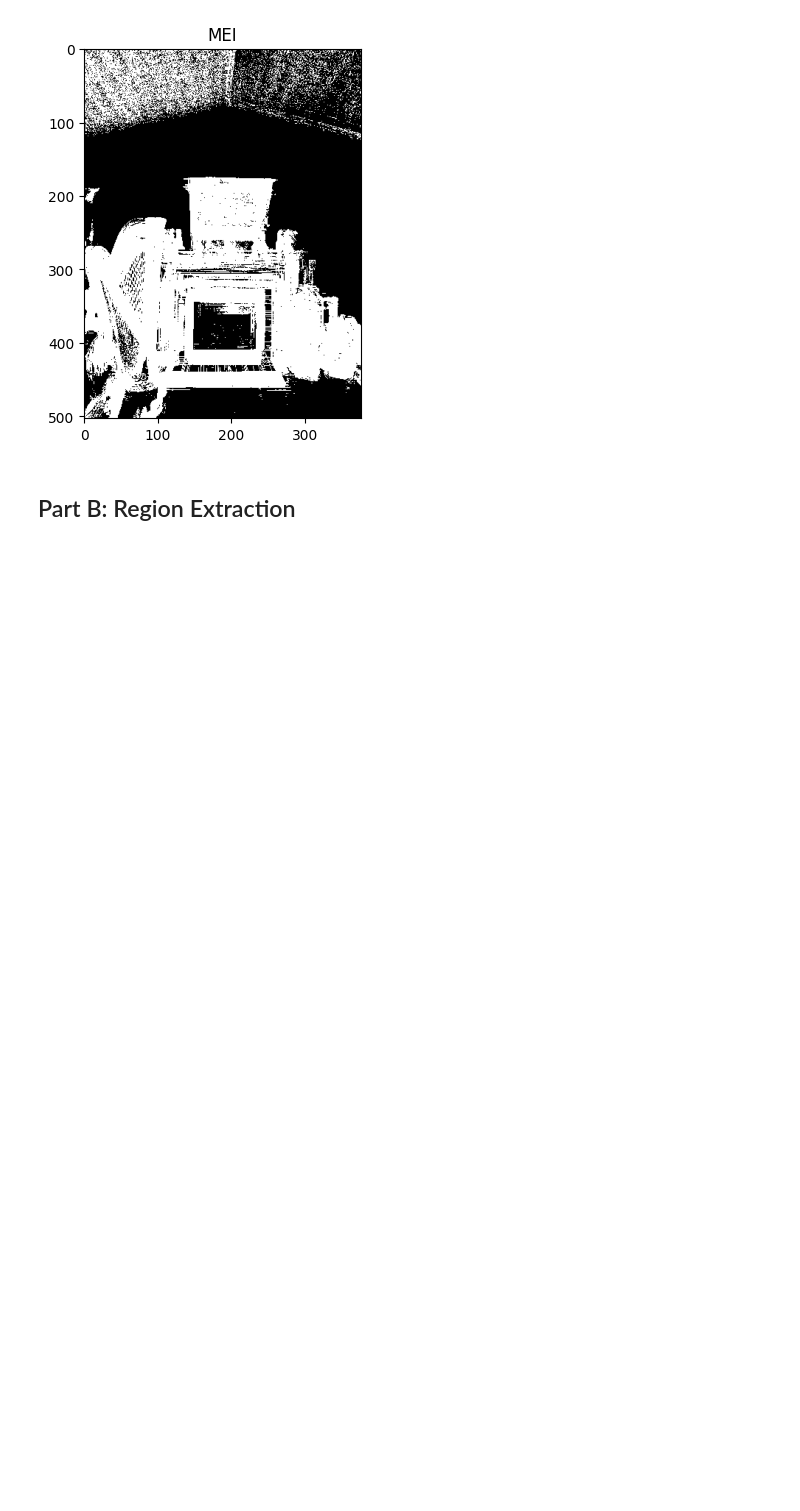
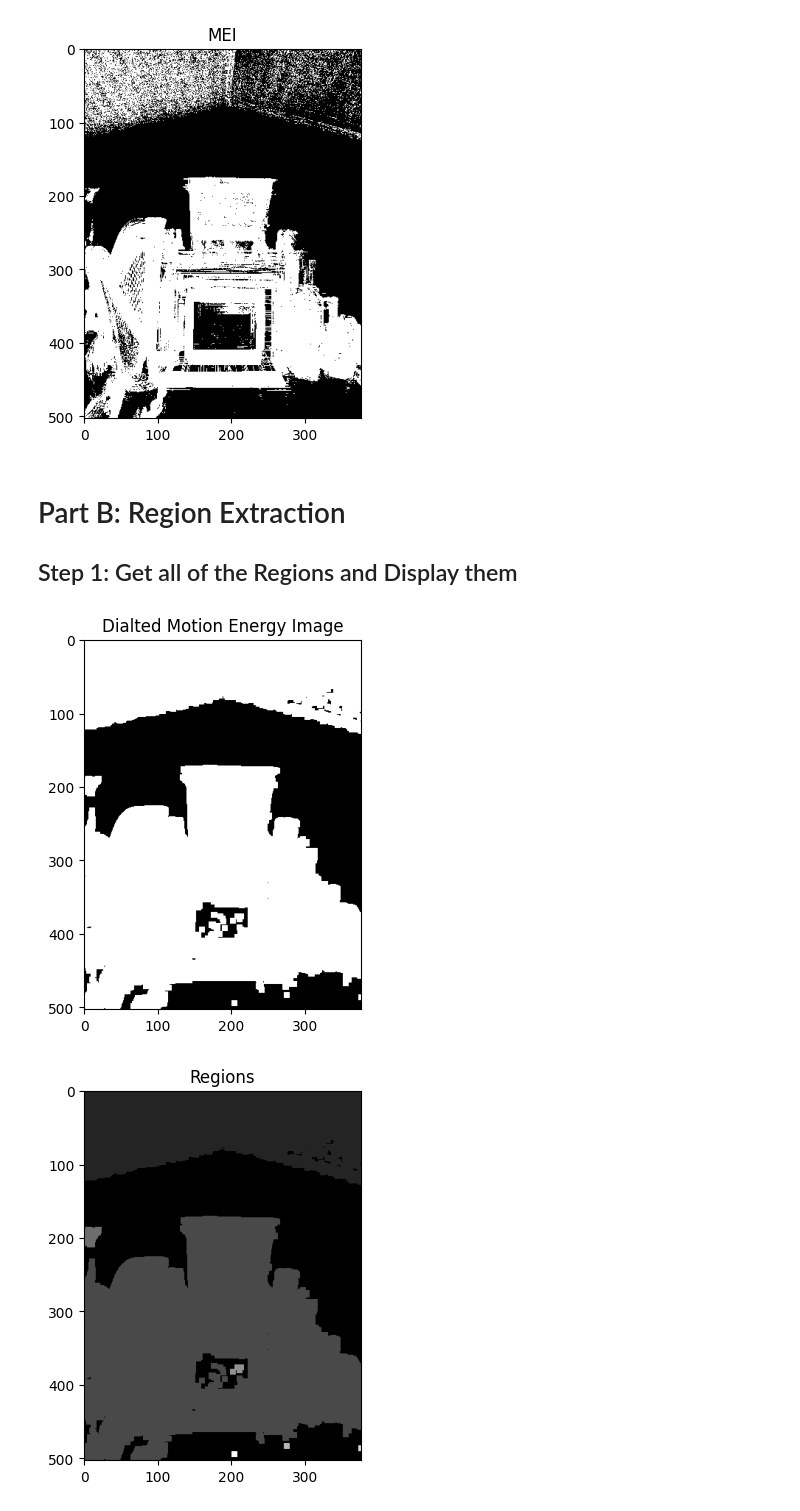
Before and after one commit to jjocook/ComputerVisionFinal, a Jupyter notebook: FinalProject.ipynb, the cells around one changed output. Cells and saved outputs as stored; diff of their text form; code cells hidden in the pictures; blank space fills up the shorter version.

```diff
--- a/FinalProject.ipynb
+++ b/FinalProject.ipynb
@@ -98,4 +98,31 @@ plt.show()
 1.0
 [figure]
 # %% [markdown]
-## Part B: Region Extraction
+# Part B: Region Extraction
+## Step 1: Get all of the Regions and Display them
+# %%
+dilated_im = ndimage.binary_dilation(motionEnergyImage, structure=np.ones((8,8)))
+
+plt.imshow(dilated_im, cmap='gray')
+plt.axis("image")
+plt.title("Dialted Motion Energy Image")
+plt.show()
+
+labels = label(dilated_im, connectivity=1)
+
+plt.imshow(labels, cmap='gray')
+plt.axis("image")
+plt.title("Regions")
+plt.show()
+
+regions = np.unique(labels)
+
+for i in range(len(regions)):
+    region = labels == i
+    plt.imshow(region, cmap='gray')
+    plt.axis("image")
+    plt.title("Region {}".format(i))
+    plt.show()
+# %% [output]
+[figure, added]
+[figure, added]
```
Also changed, not shown: parts of 10 cells of this notebook, 1 other file.
